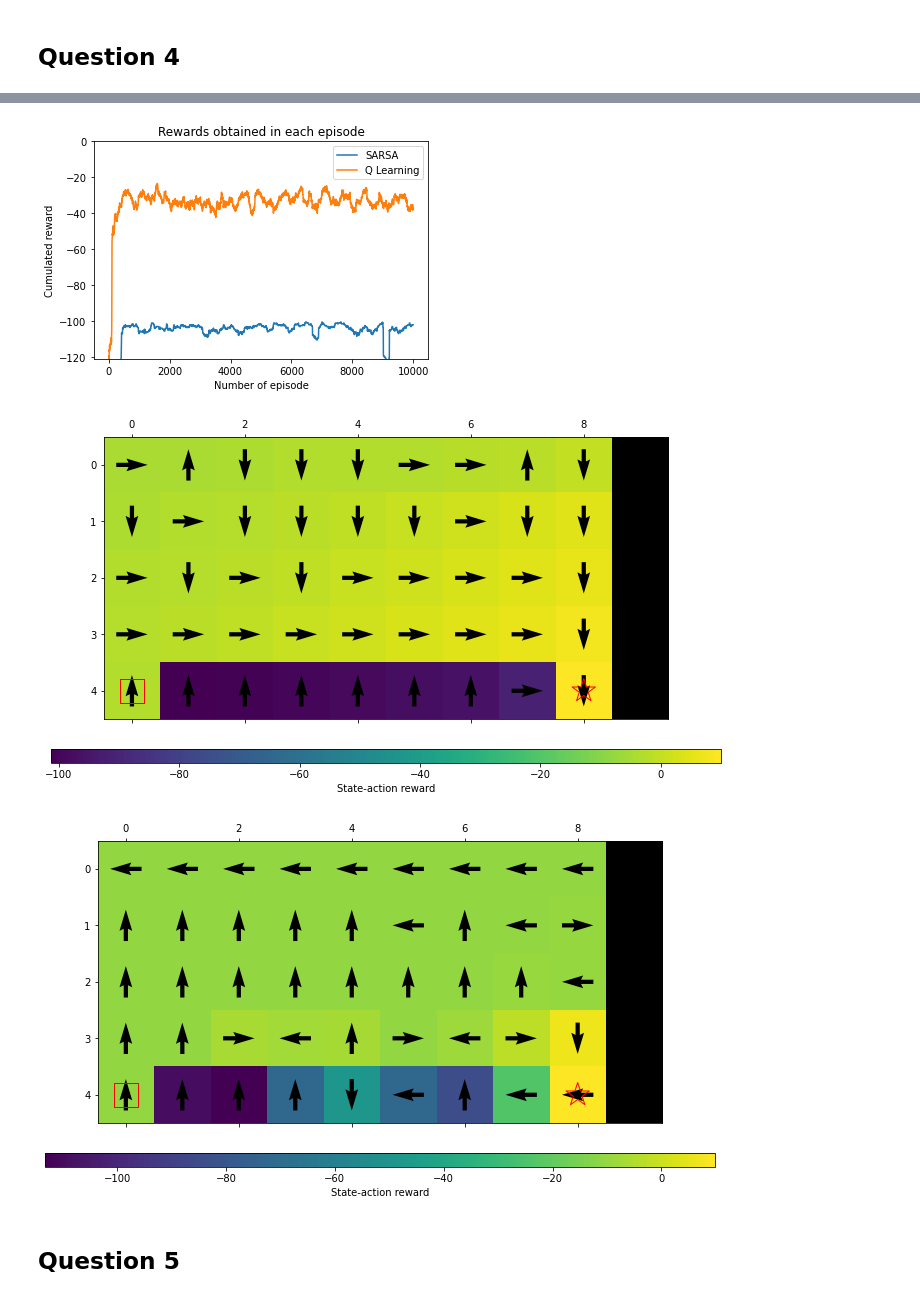
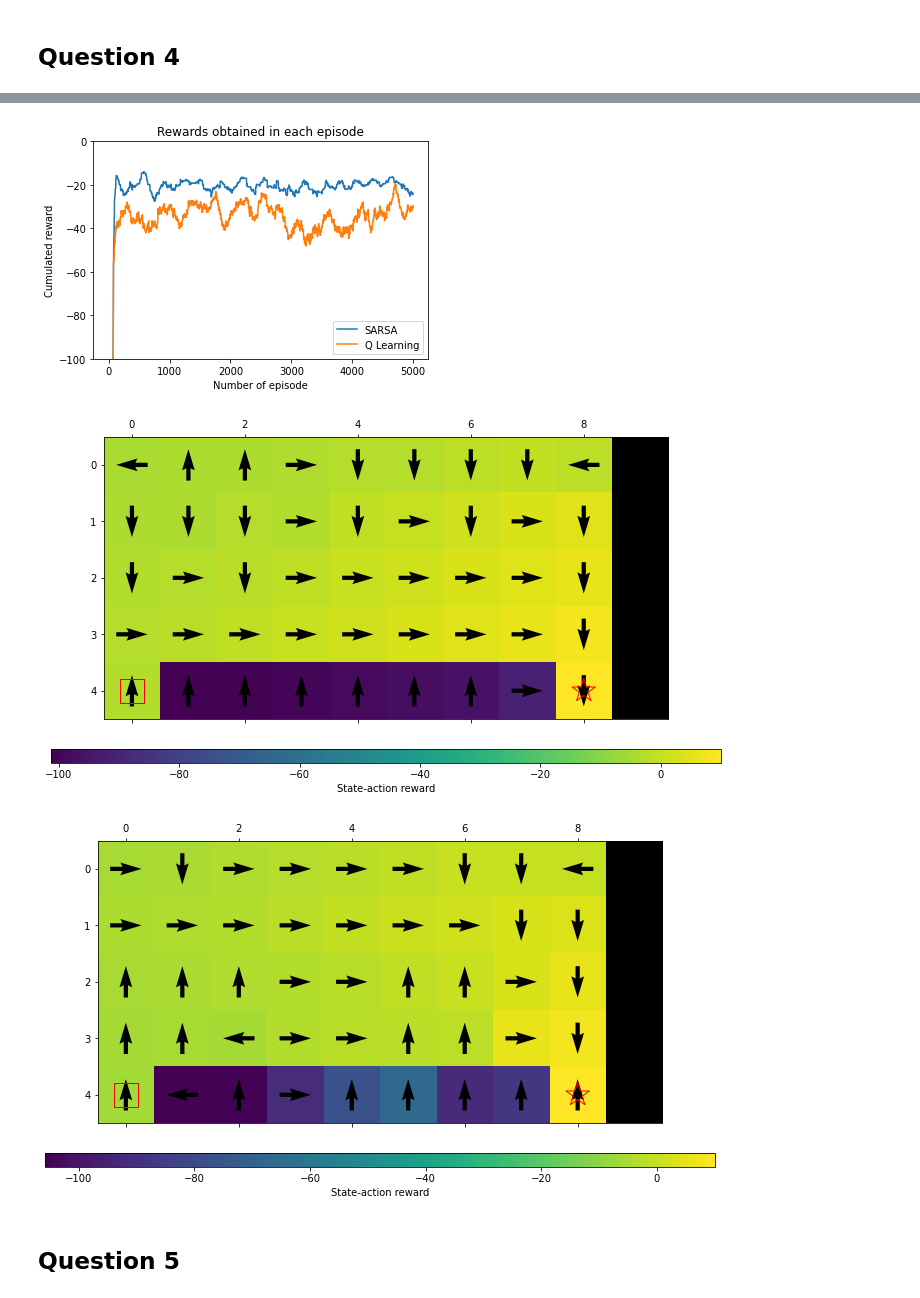
Before and after one commit to AlejandroSantorum/MPhil_MLMI_Cambridge, a Jupyter notebook: MLMI7-Reinforcement_Learning/Practical/code/coursework.ipynb, the cells around one changed output, grey strips where cells are left out. Cells and saved outputs as stored; diff of their text form; code cells hidden in the pictures.

Commit message:
MLMI7 RL - Fixed SARSA bug + sims question e

```diff
--- a/MLMI7-Reinforcement_Learning/Practical/code/coursework.ipynb
+++ b/MLMI7-Reinforcement_Learning/Practical/code/coursework.ipynb
@@ -308,13 +311,14 @@ plt.show()
 from scipy.ndimage.filters import uniform_filter1d
 
 def plot_cum_rewards(cum_r_sarsa, cum_r_ql):
-    y_sarsa = uniform_filter1d(cum_r_sarsa, size=200)
-    y_ql = uniform_filter1d(cum_r_ql, size=200)
+    y_sarsa = uniform_filter1d(cum_r_sarsa, size=150)
+    y_ql = uniform_filter1d(cum_r_ql, size=150)
 
     plt.plot(range(len(y_sarsa)), y_sarsa, label='SARSA')
     plt.plot(range(len(y_ql)), y_ql, label='Q Learning')
-    min_val = max(np.min(y_sarsa), np.min(y_ql))
-    plt.ylim(min_val, 0)
+    min_val = min(np.min(y_sarsa), np.min(y_ql))
+    #plt.ylim(min_val, 0)
+    plt.ylim(-100, 0)
     plt.xlabel("Number of episode")
     plt.ylabel("Cumulated reward")
     plt.title("Rewards obtained in each episode")
@@ -342,21 +346,21 @@ plt.show()
 # %%
 model = Model(cliff_world)
 
-V_sarsa, pi_sarsa, cumR_sarsa, _ = sarsa(model, n_episodes=10000, maxit=100, alpha=0.2, epsilon=0.1)
-V_ql, pi_ql, cumR_ql, _ = q_learning(model, n_episodes=10000, maxit=100, alpha=0.3, epsilon=0.1)
+V_sarsa, pi_sarsa, cumR_sarsa, _ = sarsa(model, n_episodes=5000, maxit=100, alpha=0.3, epsilon=0.1)
+V_ql, pi_ql, cumR_ql, _ = q_learning(model, n_episodes=5000, maxit=100, alpha=0.3, epsilon=0.1)
 
 plot_cum_rewards(cumR_sarsa, cumR_ql)
 # %% [output]
-[figure, old version]
+[figure, new version]
 # %%
 plot_vp(model, V_ql, pi_ql)
 plt.show()
 # %% [output]
-[figure, old version]
+[figure, new version]
 # %%
 plot_vp(model, V_sarsa, pi_sarsa)
 plt.show()
 # %% [output]
-[figure, old version]
+[figure, new version]
 # %% [markdown]
 ## Question 5
```
Also changed, not shown: parts of 14 cells of this notebook, 2 other files.
